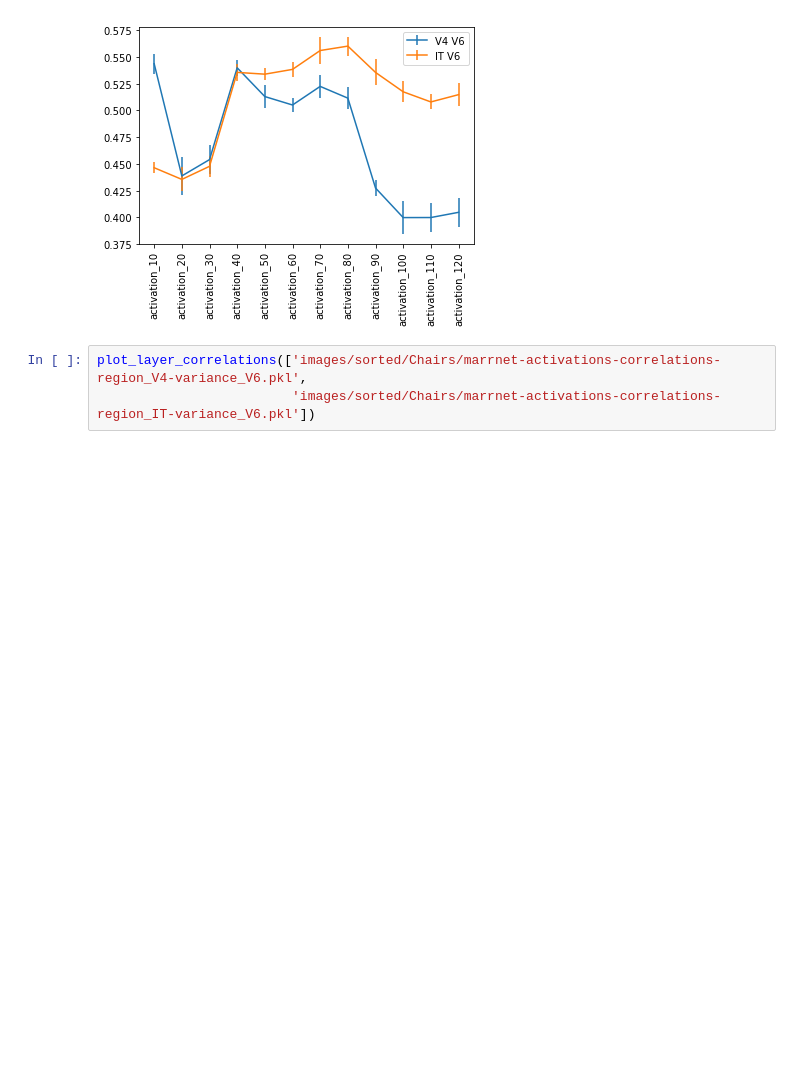
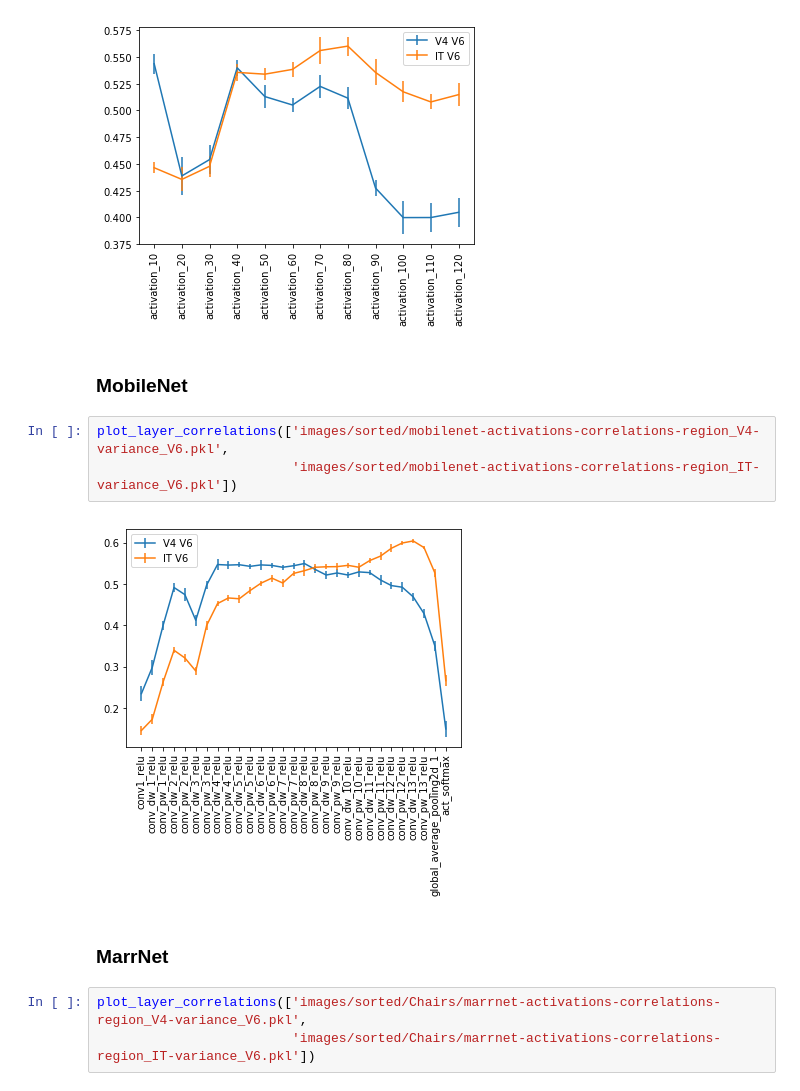
Before and after one commit to mschrimpf/neural-nlp, a Jupyter notebook: plot.ipynb, the cells around one changed output. Drawn from its saved outputs; the diff is of its cells as text; blank space fills up the shorter version.

Commit message:
add MobileNet

```diff
--- a/plot.ipynb
+++ b/plot.ipynb
@@ -39,6 +46,15 @@ plot_layer_correlations(['images/sorted/densenet-activations-correlations-region
                          'images/sorted/densenet-activations-correlations-region_IT-variance_V6.pkl'])
 # %% [output]
 [figure]
+# %% [markdown]
+### MobileNet
+# %%
+plot_layer_correlations(['images/sorted/mobilenet-activations-correlations-region_V4-variance_V6.pkl',
+                         'images/sorted/mobilenet-activations-correlations-region_IT-variance_V6.pkl'])
+# %% [output]
+[figure, added]
+# %% [markdown]
+### MarrNet
 # %%
 plot_layer_correlations(['images/sorted/Chairs/marrnet-activations-correlations-region_V4-variance_V6.pkl',
                          'images/sorted/Chairs/marrnet-activations-correlations-region_IT-variance_V6.pkl'])
```
Also changed, not shown: parts of 2 cells of this notebook.
